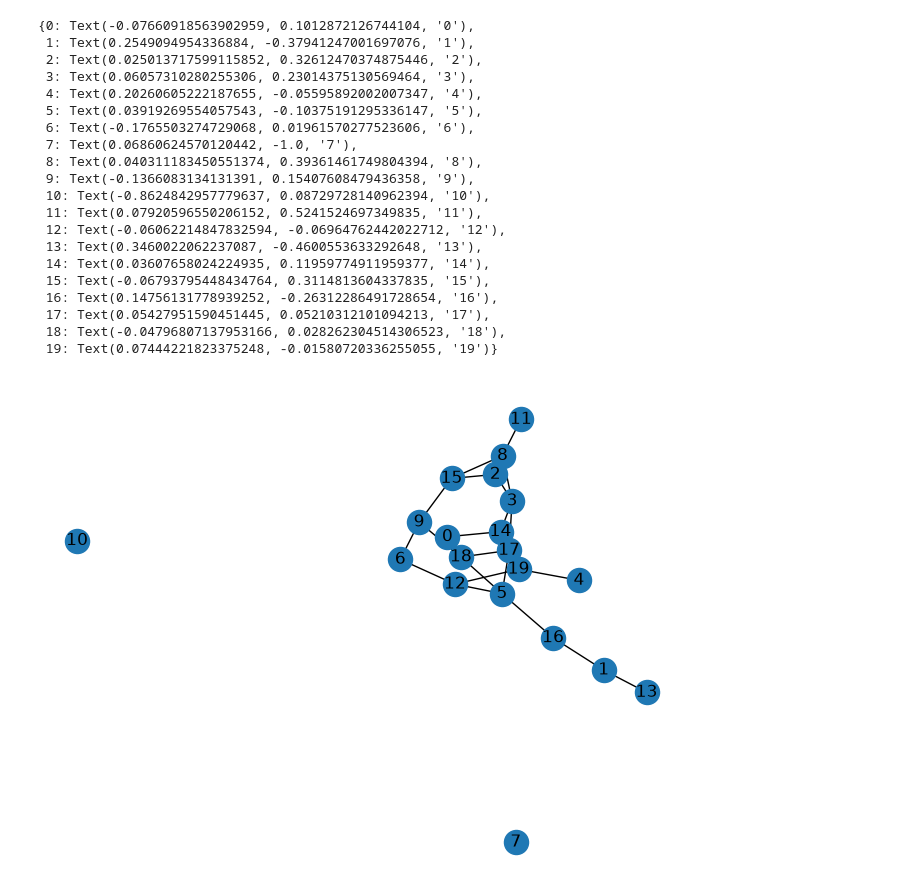
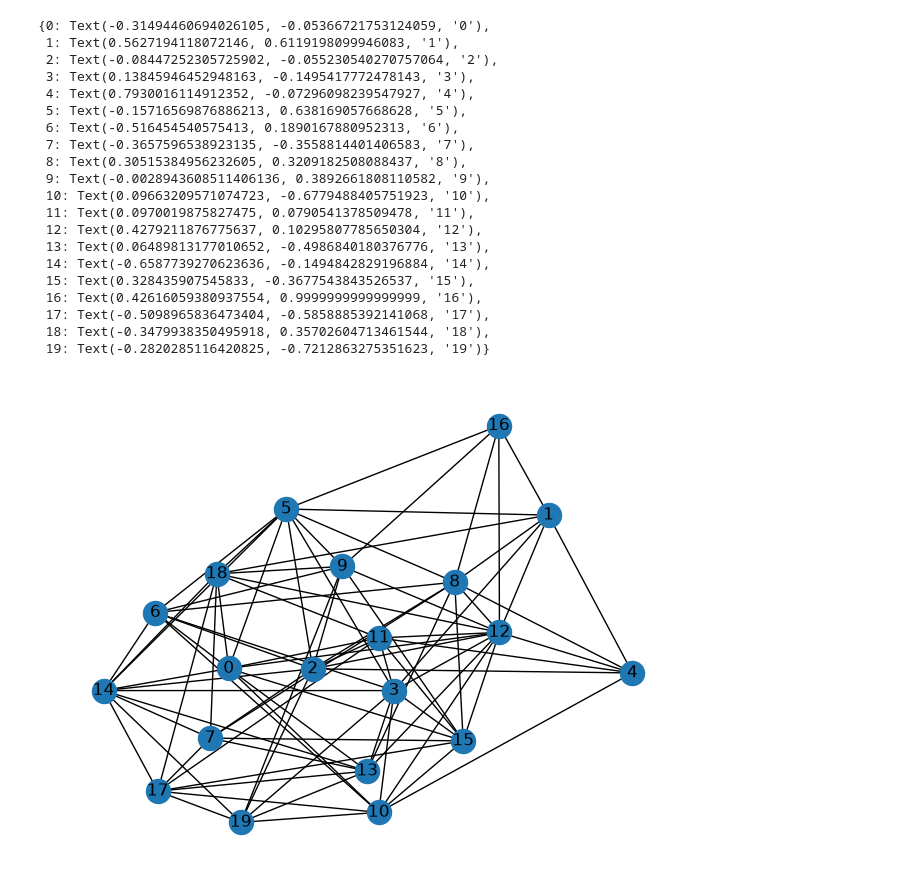
Before and after one commit to ryanotieno/belief-propagation-error, a Jupyter notebook: notebooks/percolation.ipynb, the cells around one changed output. Drawn from its saved outputs; the diff is of its cells as text; code cells hidden in the pictures.

```diff
--- a/notebooks/percolation.ipynb
+++ b/notebooks/percolation.ipynb
@@ -4,35 +4,35 @@ import jax
 import jax.numpy as jnp
 # %%
 N = 20 #no. of nodes
-p = 0.1 #ocu
+p = 0.4 #ocu
 G = nx.erdos_renyi_graph(N, p)
 A = nx.to_numpy_array(G)
 pos = nx.spring_layout(G)
 labels = {node: str(node) for node in G.nodes()}
 nx.draw(G, pos)
 nx.draw_networkx_labels(G, pos, labels)
 # %% [output]
-{0: Text(-0.07660918563902959, 0.1012872126744104, '0'),
- 1: Text(0.2549094954336884, -0.37941247001697076, '1'),
- 2: Text(0.025013717599115852, 0.32612470374875446, '2'),
- 3: Text(0.06057310280255306, 0.23014375130569464, '3'),
- 4: Text(0.20260605222187655, -0.05595892002007347, '4'),
- 5: Text(0.03919269554057543, -0.10375191295336147, '5'),
- 6: Text(-0.1765503274729068, 0.01961570277523606, '6'),
- 7: Text(0.06860624570120442, -1.0, '7'),
- 8: Text(0.040311183450551374, 0.39361461749804394, '8'),
- 9: Text(-0.1366083134131391, 0.15407608479436358, '9'),
- 10: Text(-0.8624842957779637, 0.08729728140962394, '10'),
- 11: Text(0.07920596550206152, 0.5241524697349835, '11'),
- 12: Text(-0.06062214847832594, -0.06964762442022712, '12'),
- 13: Text(0.3460022062237087, -0.4600553633292648, '13'),
- 14: Text(0.03607658024224935, 0.11959774911959377, '14'),
- 15: Text(-0.06793795448434764, 0.3114813604337835, '15'),
- 16: Text(0.14756131778939252, -0.26312286491728654, '16'),
- 17: Text(0.05427951590451445, 0.05210312101094213, '17'),
- 18: Text(-0.04796807137953166, 0.028262304514306523, '18'),
- 19: Text(0.07444221823375248, -0.01580720336255055, '19')}
+{0: Text(-0.31494460694026105, -0.05366721753124059, '0'),
+ 1: Text(0.5627194118072146, 0.6119198099946083, '1'),
+ 2: Text(-0.08447252305725902, -0.055230540270757064, '2'),
+ 3: Text(0.13845946452948163, -0.1495417772478143, '3'),
+ 4: Text(0.7930016114912352, -0.07296098239547927, '4'),
+ 5: Text(-0.15716569876886213, 0.638169057668628, '5'),
+ 6: Text(-0.516454540575413, 0.1890167880952313, '6'),
+ 7: Text(-0.3657596538923135, -0.3558814401406583, '7'),
+ 8: Text(0.30515384956232605, 0.3209182508088437, '8'),
+ 9: Text(-0.0028943608511406136, 0.3892661808110582, '9'),
+ 10: Text(0.09663209571074723, -0.6779488405751923, '10'),
+ 11: Text(0.0970019875827475, 0.0790541378509478, '11'),
+ 12: Text(0.4279211876775637, 0.10295807785650304, '12'),
+ 13: Text(0.06489813177010652, -0.4986840180376776, '13'),
+ 14: Text(-0.6587739270623636, -0.1494842829196884, '14'),
+ 15: Text(0.328435907545833, -0.3677543843526537, '15'),
+ 16: Text(0.42616059380937554, 0.9999999999999999, '16'),
+ 17: Text(-0.5098965836473404, -0.5858885392141068, '17'),
+ 18: Text(-0.3479938350495918, 0.35702604713461544, '18'),
+ 19: Text(-0.2820285116420825, -0.7212863275351623, '19')}
-[figure, old version]
+[figure, new version]
 # %%
 from bp_error.perc_func import perc_message_passing
 
```
Also changed, not shown: parts of 1 cell of this notebook, 1 other file.
